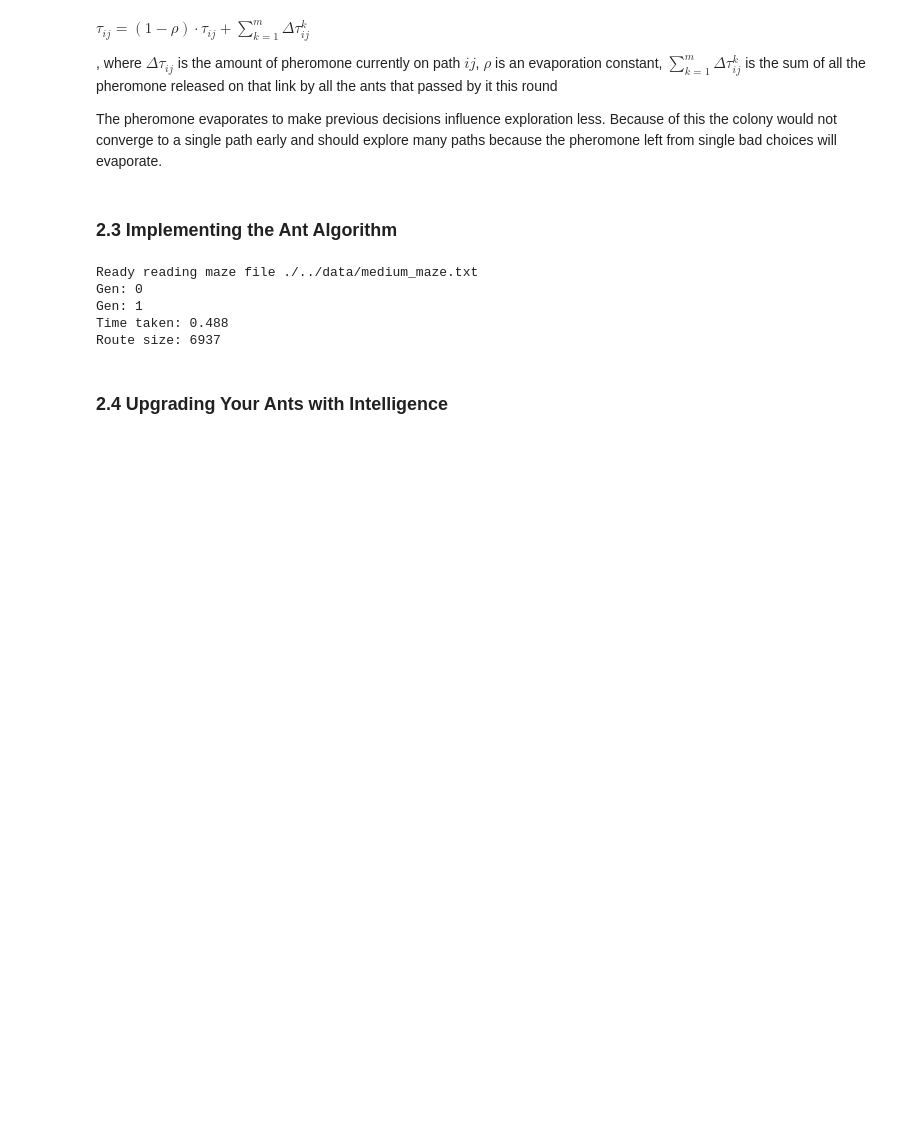
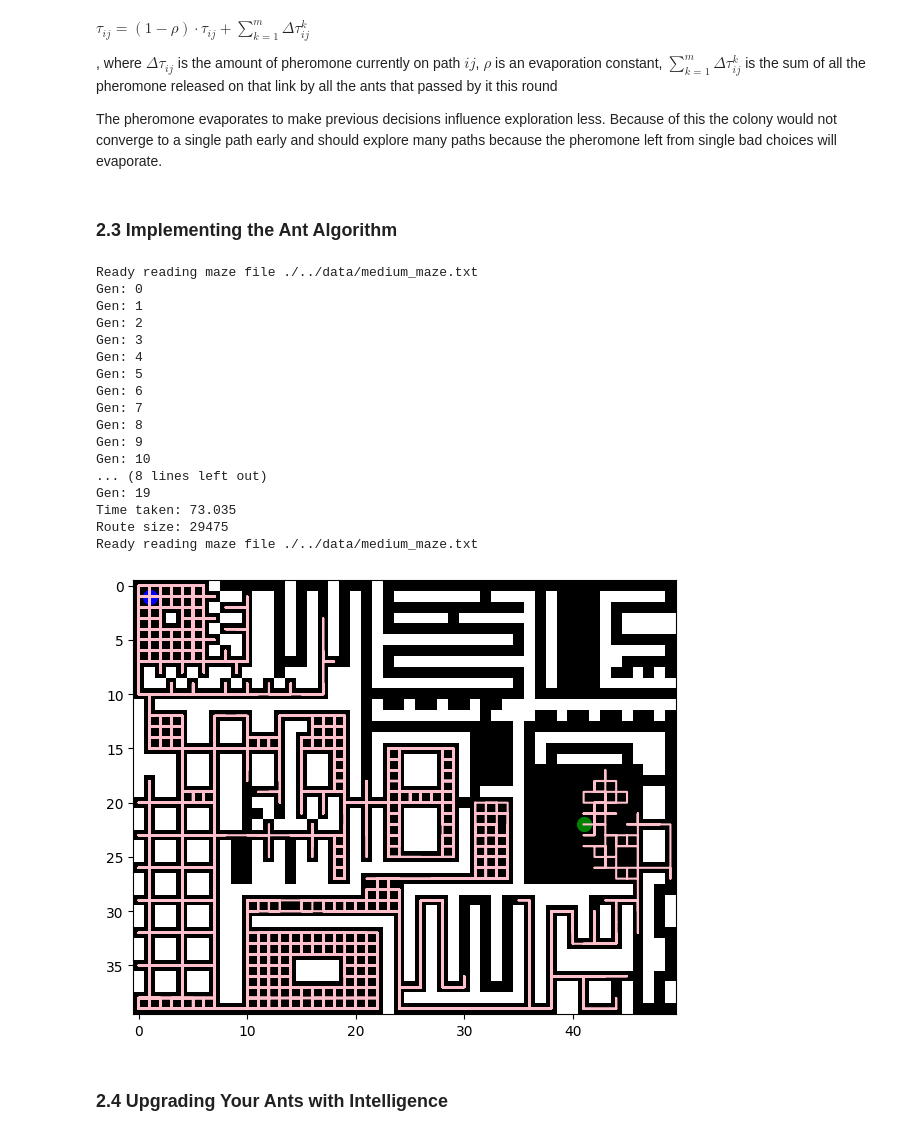
Before and after one commit to CtrlandAlt/IC_Project2, a Jupyter notebook: src/Main.ipynb, the cells around one changed output. Cells and saved outputs as stored; diff of their text form; code cells hidden in the pictures; blank space fills up the shorter version.

Commit message:
updated the train and visualize ants

```diff
--- a/src/Main.ipynb
+++ b/src/Main.ipynb
@@ -653,32 +653,54 @@ class AntColonyOptimization:
 
         return best_Route
 # %%
-# Please keep your parameters for the ACO easily changeable here
-gen = 2
-no_gen = 2
-q = 1600
-evap = 0.1
+def trainAnts(no_ants, no_gen, q, evap, mazeLevel, intelligent):
 
-# Construct the optimization objects
-maze = Maze.create_maze("./../data/medium_maze.txt")
-spec = PathSpecification.read_coordinates("./../data/medium_coordinates.txt")
-intelligent = False
-aco = AntColonyOptimization(maze, gen, no_gen, q, evap, intelligent)
+    # Construct the optimization objects
+    maze = Maze.create_maze(f"./../data/{mazeLevel}_maze.txt")
+    spec = PathSpecification.read_coordinates(f"./../data/{mazeLevel}_coordinates.txt")
+    aco = AntColonyOptimization(maze, no_ants, no_gen, q, evap, intelligent)
 
 
-start_time = int(round(time.time() * 1000))
-shortest_route = aco.find_shortest_route(spec)
+    start_time = int(round(time.time() * 1000))
+    shortest_route = aco.find_shortest_route(spec)
 
-print("Time taken: " + str((int(round(time.time() * 1000)) - start_time) / 1000.0))
-print("Route size: " + str(shortest_route.size()))
+    print("Time taken: " + str((int(round(time.time() * 1000)) - start_time) / 1000.0))
+    print("Route size: " + str(shortest_route.size()))
 
-shortest_route.write_to_file("./../data/medium_solution.txt")
+    shortest_route.write_to_file(f"./../data/{mazeLevel}_solution.txt")
+
+    return shortest_route
+
+def visualizeAnts(shortest_route, mazeLevel):
+    # Initializing the maze
+    maze = m.create_maze(f"./../data/{mazeLevel}_maze.txt")
+
+    spec = PathSpecification.read_coordinates(f"./../data/{mazeLevel}_coordinates.txt")
+
+    # Visualizing the path
+    Visualizer.visualize_individual_path(maze, shortest_route, spec)
+
+shortest_route = trainAnts(2, 20,1600, 0.1, "medium", False)
+visualizeAnts(shortest_route, "medium")
 # %% [output]
 Ready reading maze file ./../data/medium_maze.txt
 Gen: 0
 Gen: 1
-Time taken: 0.488
-Route size: 6937
+Gen: 2
+Gen: 3
+Gen: 4
+Gen: 5
+Gen: 6
+Gen: 7
+Gen: 8
+Gen: 9
+Gen: 10
+... (8 lines left out)
+Gen: 19
+Time taken: 73.035
+Route size: 29475
+Ready reading maze file ./../data/medium_maze.txt
+[figure, added]
 # %% [markdown]
 ### 2.4 Upgrading Your Ants with Intelligence
 # %% [markdown]
```
Also changed, not shown: parts of 6 cells of this notebook, 3 other files.
